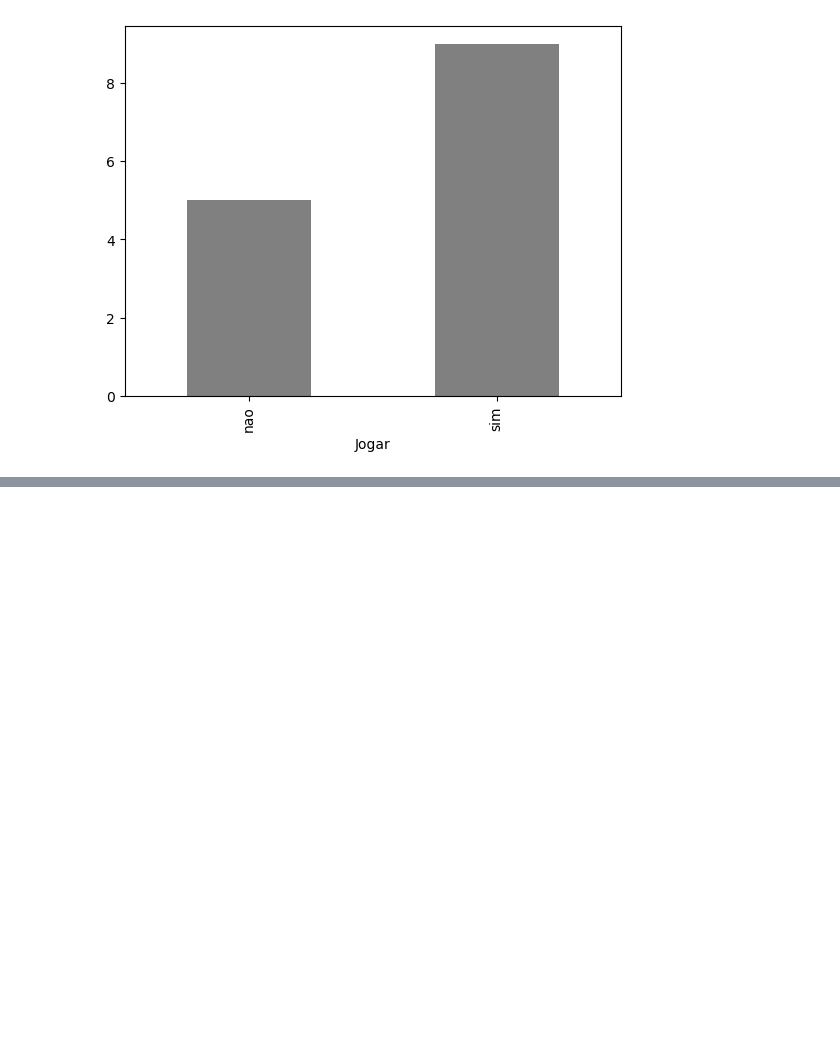
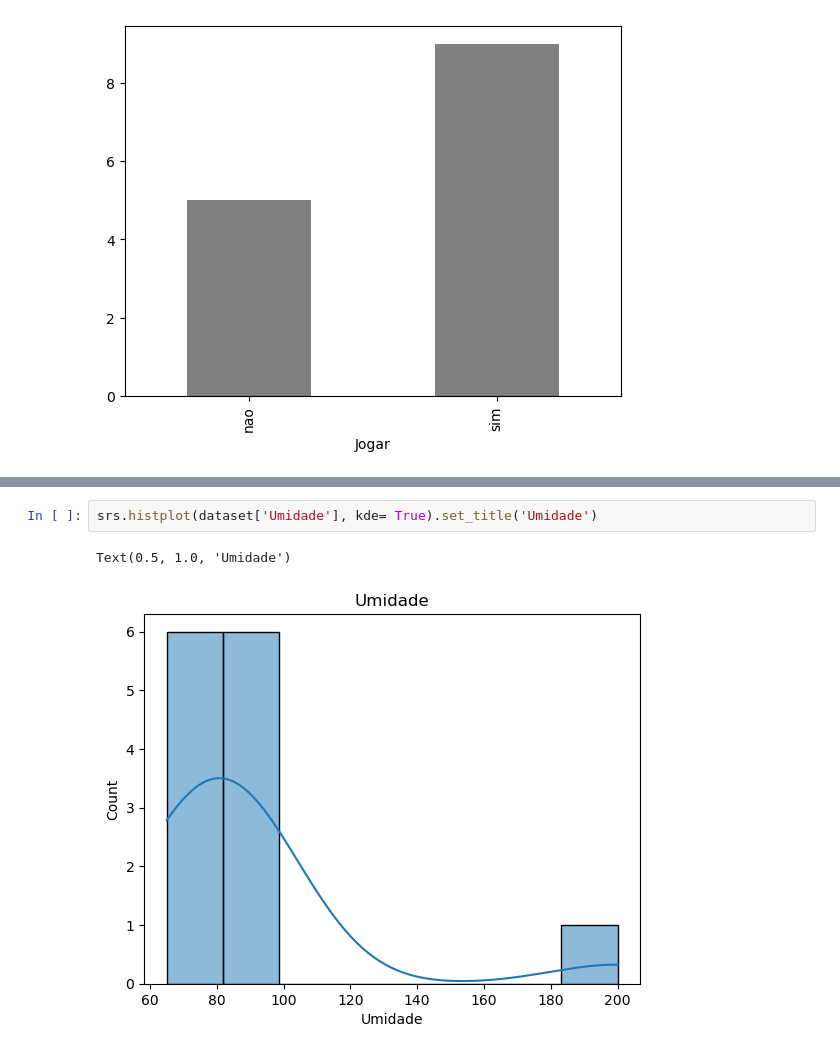
Before and after one commit to RodrigoD4v/Limpeza-Tratamento-Dados, a Jupyter notebook: notebooks/limpeza_tratamento.ipynb, the cells around one changed output, grey strips where cells are left out. Cells and saved outputs as stored; diff of their text form; blank space fills up the shorter version.

```diff
--- a/notebooks/limpeza_tratamento.ipynb
+++ b/notebooks/limpeza_tratamento.ipynb
@@ -78,0 +101,5 @@ group.plot.bar(color ='gray')
+# %%
+srs.histplot(dataset['Umidade'], kde= True).set_title('Umidade')
+# %% [output]
+Text(0.5, 1.0, 'Umidade')
+[figure, added]
```
Also changed, not shown: parts of 6 cells of this notebook.
